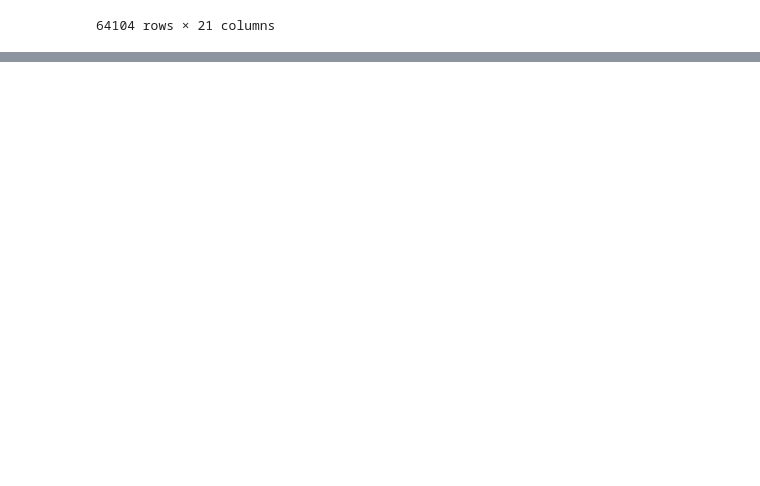
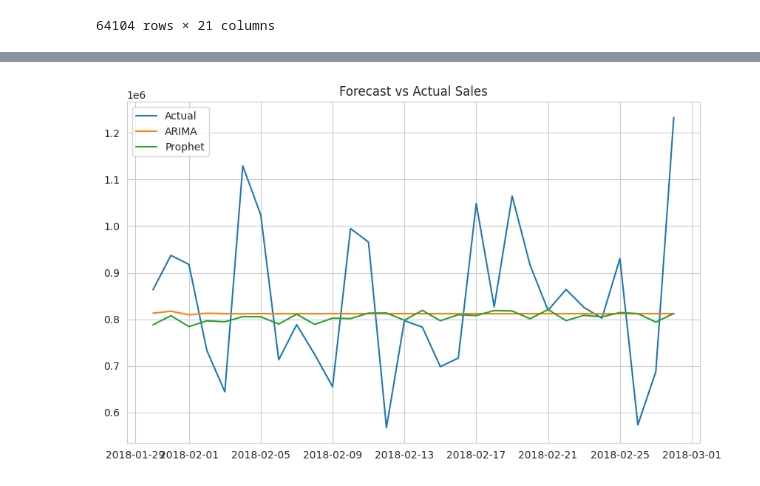
Before and after one commit to ihatefish26/CodecTechnologies, a Jupyter notebook: salesforecasting.ipynb, the cells around one changed output, grey strips where cells are left out. Saved outputs shown, nothing was run; the diff lists cells and outputs as text; code cells hidden in the pictures; blank space fills up the shorter version.

```diff
--- a/salesforecasting.ipynb
+++ b/salesforecasting.ipynb
@@ -969,0 +1132,11 @@ df.to_csv('Sales_data(EDA Exported).csv', index=False)
+# %%
+# 6. PROPHET FORECASTING
+prophet_df = df.reset_index().rename(columns={'OrderDate':'ds', 'Line Total':'y'})
+prophet_model = Prophet()
+prophet_model.fit(prophet_df)
+future = prophet_model.make_future_dataframe(periods=30)
+forecast = prophet_model.predict(future)
+prophet_model.plot(forecast)
+plt.show()
+prophet_model.plot_components(forecast)
+plt.show()
@@ -969,0 +1156,11 @@ df.to_csv('Sales_data(EDA Exported).csv', index=False)
+# %%
+# 7. FORECAST VS ACTUAL COMPARISON
+forecast_tail = forecast.set_index('ds').yhat[-30:]
+plt.plot(test.index, test['Line Total'], label='Actual')
+plt.plot(test.index, arima_forecast, label='ARIMA')
+plt.plot(test.index, forecast_tail, label='Prophet')
+plt.legend()
+plt.title('Forecast vs Actual Sales')
+plt.show()
+# %% [output]
+[figure, added]
```
Also changed, not shown: parts of 9 cells of this notebook.
